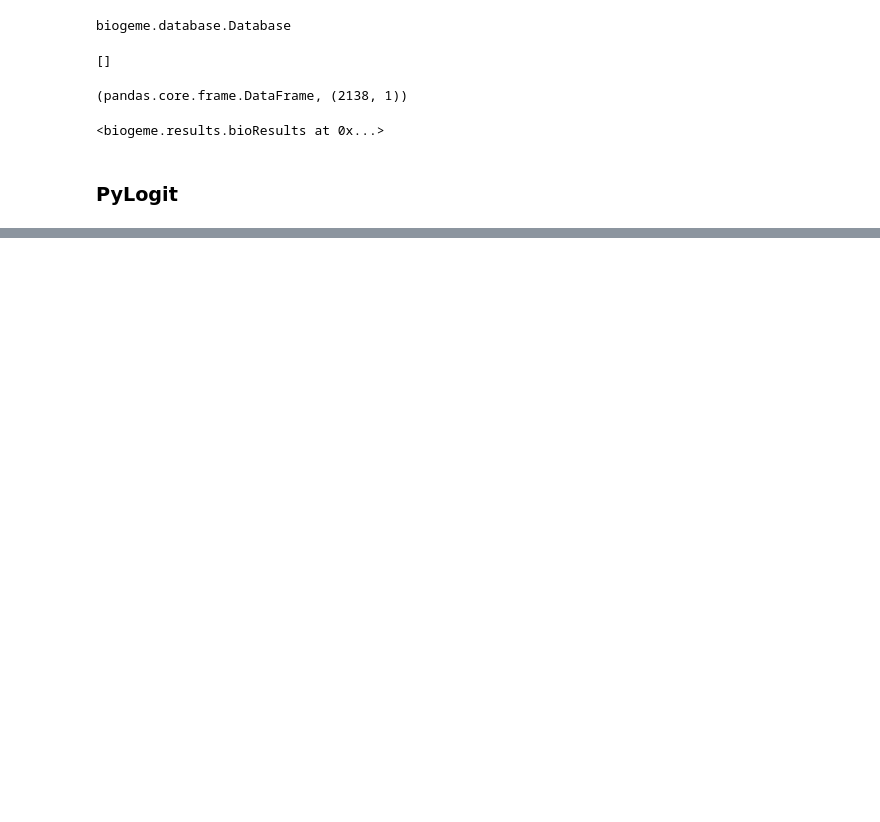
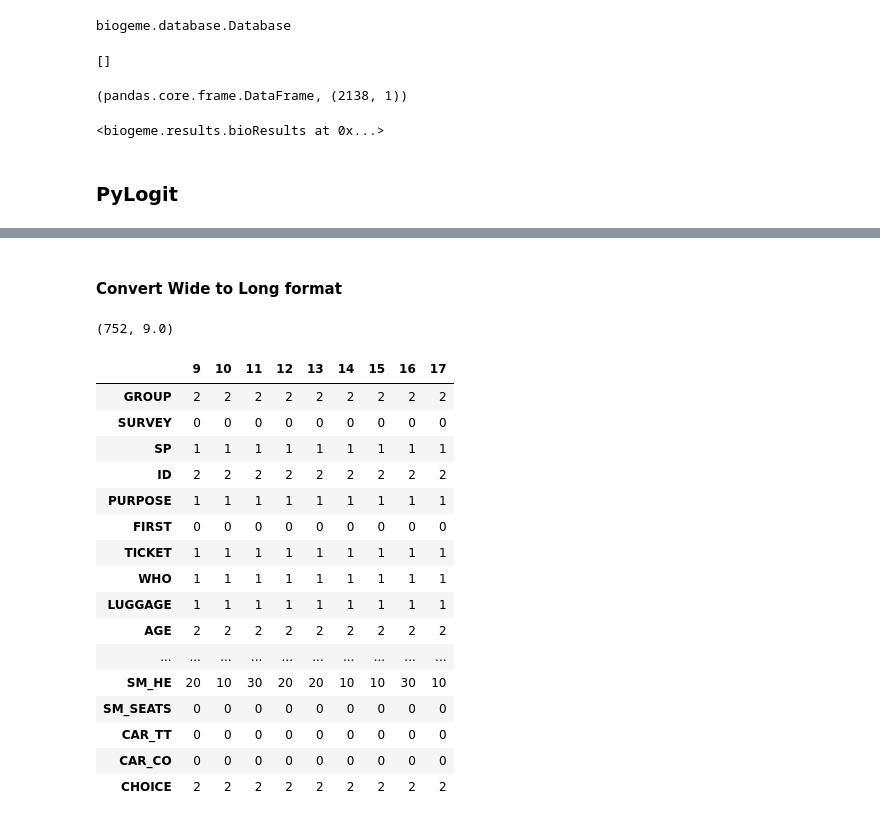
Before and after one commit to danhphan/choicenet, a Jupyter notebook: 02_MNL_swissmetro.ipynb, the cells around one changed output, grey strips where cells are left out. Cells and saved outputs as stored; diff of their text form; code cells hidden in the pictures; blank space fills up the shorter version.

```diff
--- a/02_MNL_swissmetro.ipynb
+++ b/02_MNL_swissmetro.ipynb
@@ -243,0 +306,2 @@ results
+# %%
+wide_sm = pd.read_table('./data/swissmetro.dat', sep="\t")
@@ -243,0 +312,4 @@ results
+# %%
+include_criteria = (wide_sm.PURPOSE.isin([1, 3]) &
+                   (wide_sm.CHOICE !=0))
+wide_sm = wide_sm.loc[include_criteria].copy()
@@ -243,0 +330,26 @@ results
+# %% [markdown]
+#### Convert Wide to Long format
+# %%
+wide_sm.ID.nunique(), wide_sm.shape[0]/wide_sm.ID.nunique()
+# %% [output]
+(752, 9.0)
+# %%
+wide_sm[wide_sm.ID.isin([2])].head(10).T
+# %% [output]
+|  | 9 | 10 | 11 | 12 | 13 | 14 | 15 | 16 | 17 |
+| GROUP | 2 | 2 | 2 | 2 | 2 | 2 | 2 | 2 | 2 |
+| SURVEY | 0 | 0 | 0 | 0 | 0 | 0 | 0 | 0 | 0 |
+| SP | 1 | 1 | 1 | 1 | 1 | 1 | 1 | 1 | 1 |
+| ID | 2 | 2 | 2 | 2 | 2 | 2 | 2 | 2 | 2 |
+| PURPOSE | 1 | 1 | 1 | 1 | 1 | 1 | 1 | 1 | 1 |
+| FIRST | 0 | 0 | 0 | 0 | 0 | 0 | 0 | 0 | 0 |
+| TICKET | 1 | 1 | 1 | 1 | 1 | 1 | 1 | 1 | 1 |
+| WHO | 1 | 1 | 1 | 1 | 1 | 1 | 1 | 1 | 1 |
+| LUGGAGE | 1 | 1 | 1 | 1 | 1 | 1 | 1 | 1 | 1 |
+| AGE | 2 | 2 | 2 | 2 | 2 | 2 | 2 | 2 | 2 |
+| ... | ... | ... | ... | ... | ... | ... | ... | ... | ... |
+| SM_HE | 20 | 10 | 30 | 20 | 20 | 10 | 10 | 30 | 10 |
+| SM_SEATS | 0 | 0 | 0 | 0 | 0 | 0 | 0 | 0 | 0 |
+| CAR_TT | 0 | 0 | 0 | 0 | 0 | 0 | 0 | 0 | 0 |
+| CAR_CO | 0 | 0 | 0 | 0 | 0 | 0 | 0 | 0 | 0 |
+| CHOICE | 2 | 2 | 2 | 2 | 2 | 2 | 2 | 2 | 2 |
```
Also changed, not shown: parts of 30 cells of this notebook, 19 other files.
